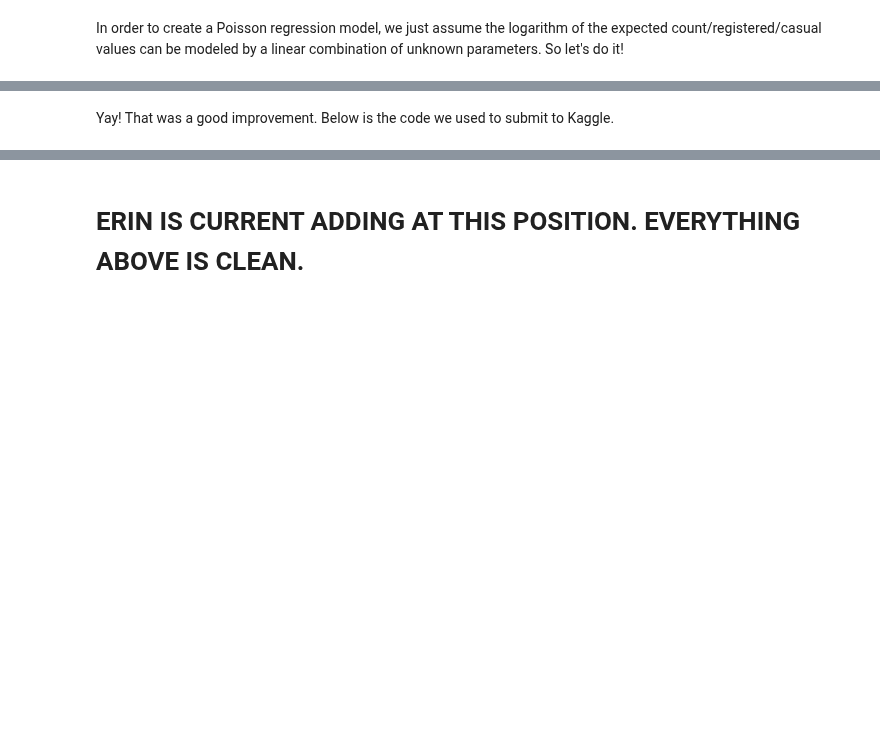
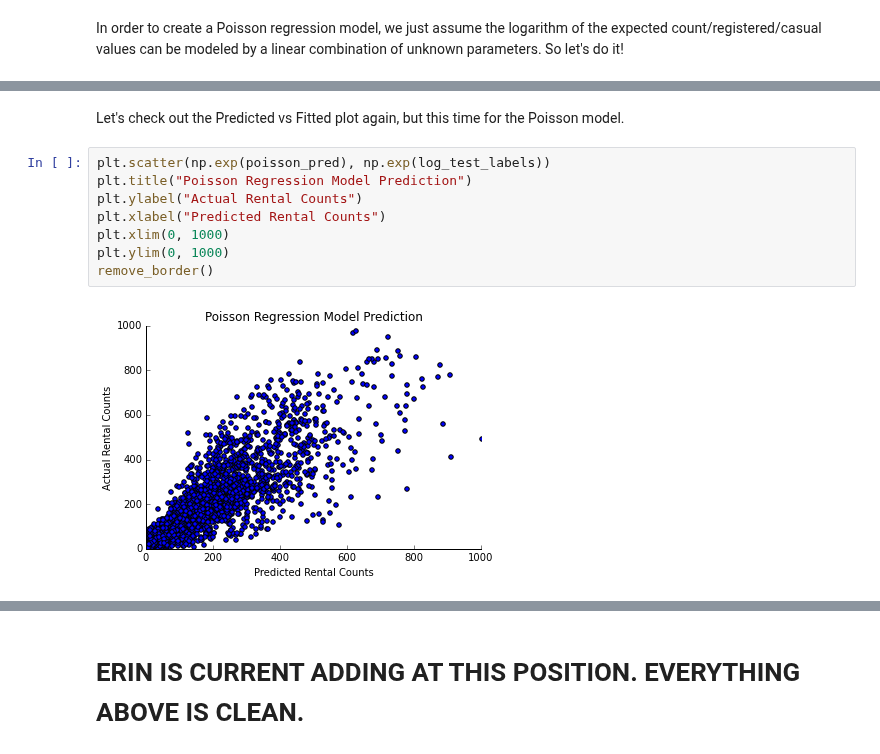
Before and after one commit to elizabethpeters/MIDS_girlpower, a Jupyter notebook: FinalProject_Erin.ipynb, the cells around one changed output, grey strips where cells are left out. Drawn from its saved outputs; the diff is of its cells as text; blank space fills up the shorter version.

```diff
--- a/FinalProject_Erin.ipynb
+++ b/FinalProject_Erin.ipynb
@@ -372,2 +380,12 @@ Test accuracy for Registered: 81.69%
-# %% [markdown]
-Yay! That was a good improvement. Below is the code we used to submit to Kaggle.
+# %% [markdown]
+Let's check out the Predicted vs Fitted plot again, but this time for the Poisson model.
+# %%
+plt.scatter(np.exp(poisson_pred), np.exp(log_test_labels))
+plt.title("Poisson Regression Model Prediction")
+plt.ylabel("Actual Rental Counts")
+plt.xlabel("Predicted Rental Counts")
+plt.xlim(0, 1000)
+plt.ylim(0, 1000)
+remove_border()
+# %% [output]
+[figure, added]
```
Also changed, not shown: parts of 9 cells of this notebook, 1 other file.
